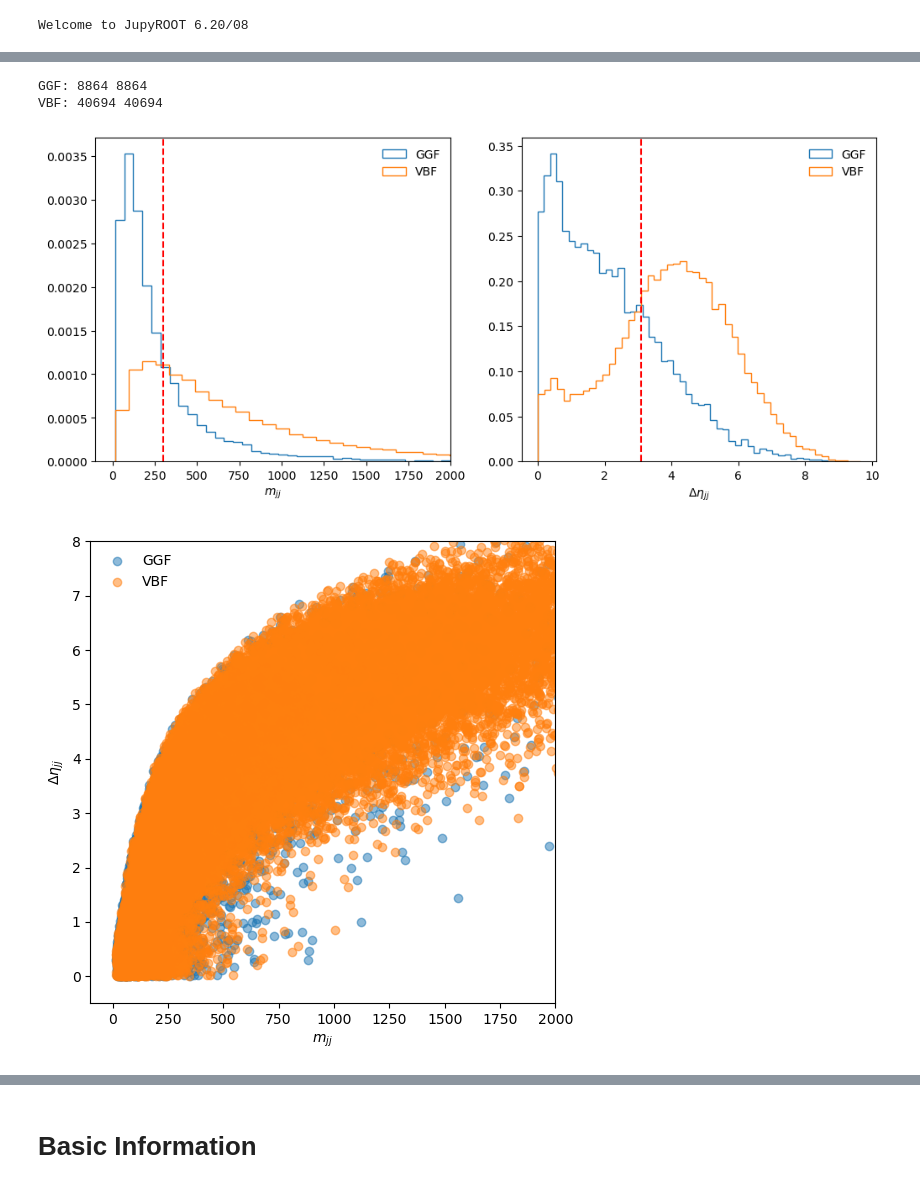
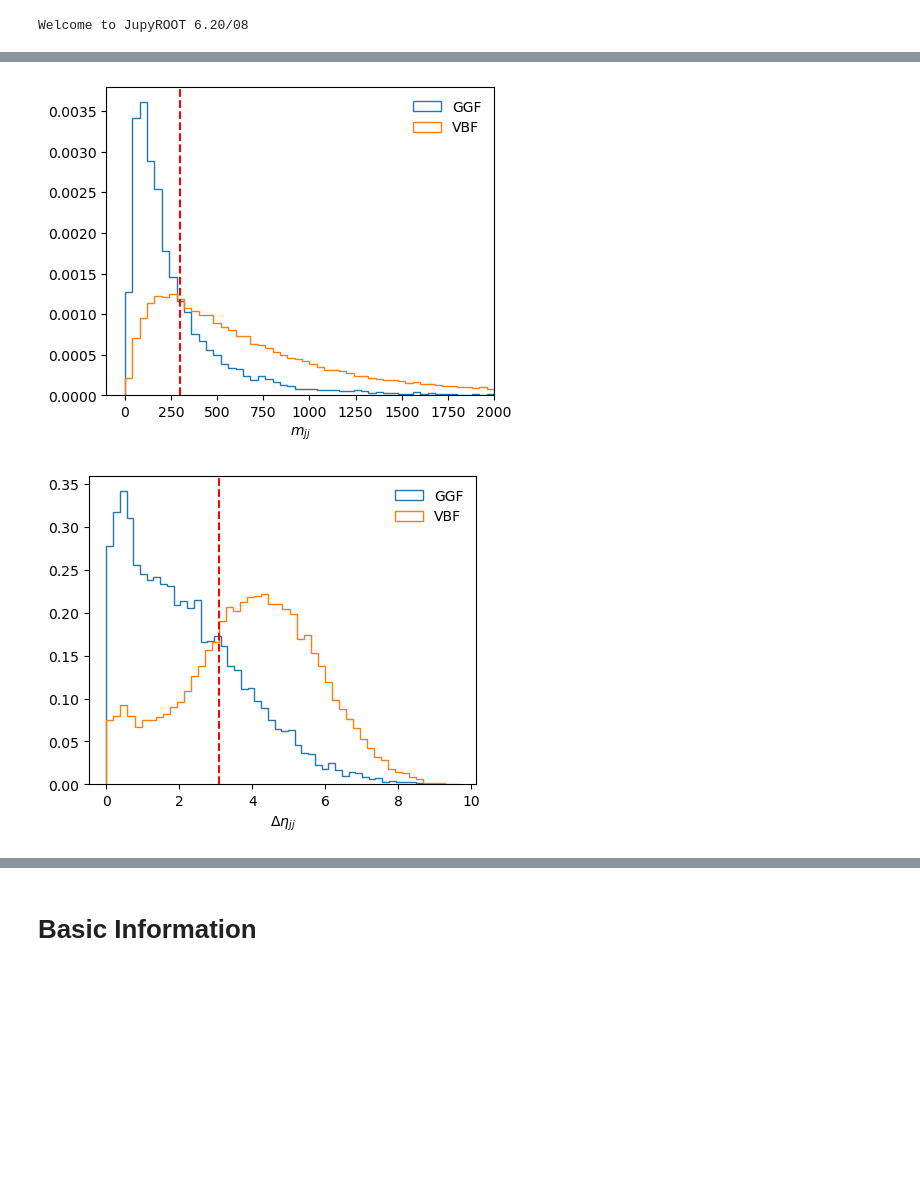
Before and after one commit to r10222035/higgs_production, a Jupyter notebook: Sample/from_root_to_h5.ipynb, the cells around one changed output, grey strips where cells are left out. Drawn from its saved outputs; the diff is of its cells as text; code cells hidden in the pictures; blank space fills up the shorter version.

```diff
--- a/Sample/from_root_to_h5.ipynb
+++ b/Sample/from_root_to_h5.ipynb
@@ -186,47 +123,39 @@ mjj_VBF, deta_VBF = get_mass_and_deta(tree)
-# %%
-print('GGF:', len(mjj_GGF), len(deta_GGF))
-print('VBF:', len(mjj_VBF), len(deta_VBF))
-# %% [output]
-GGF: 8864 8864
-VBF: 40694 40694
 # %%
-# only plot the first 1000 events
-# mjj_GGF = mjj_GGF[:1000]
-# deta_GGF = deta_GGF[:1000]
-# mjj_VBF = mjj_VBF[:1000]
-# deta_VBF = deta_VBF[:1000]
-
 cuts = {'mjj': 300, 'deta': 3.1}
 
 # plot mjj and detajj distribution
-fig, ax = plt.subplots(1, 2, figsize=(12, 5))
+fig, ax = plt.subplots(1, 1, figsize=(5, 4))
+ax.hist(mjj_GGF, bins=50, range=[0, 2000], histtype='step', label='GGF', density=True)
+ax.hist(mjj_VBF, bins=50, range=[0, 2000], histtype='step', label='VBF', density=True)
+ax.axvline(cuts['mjj'], color='r', linestyle='--')
+ax.set_xlabel('$m_{jj}$')
+ax.set_xlim(-100, 2000)
+ax.legend(frameon=False)
+plt.savefig('../figures/mjj_distribution.pdf', dpi=300, facecolor='White', bbox_inches='tight')
+plt.show()
 
-ax[0].hist(mjj_GGF, bins=100, histtype='step', label='GGF', density=True)
-ax[0].hist(mjj_VBF, bins=100, histtype='step', label='VBF', density=True)
-ax[0].axvline(cuts['mjj'], color='r', linestyle='--')
-ax[0].set_xlabel('$m_{jj}$')
-ax[0].set_xlim(-100, 2000)
-ax[0].legend(frameon=False)
-
-
-ax[1].hist(deta_GGF, bins=50, histtype='step', label='GGF', density=True)
-ax[1].hist(deta_VBF, bins=50, histtype='step', label='VBF', density=True)
-ax[1].axvline(cuts['deta'], color='r', linestyle='--')
-ax[1].set_xlabel('$\Delta\eta_{jj}$')
-
-ax[1].legend(frameon=False)
+fig, ax = plt.subplots(1, 1, figsize=(5, 4))
+ax.hist(deta_GGF, bins=50, histtype='step', label='GGF', density=True)
+ax.hist(deta_VBF, bins=50, histtype='step', label='VBF', density=True)
+ax.axvline(cuts['deta'], color='r', linestyle='--')
+ax.set_xlabel('$\Delta\eta_{jj}$')
+ax.legend(frameon=False)
+plt.savefig('../figures/deta_distribution.pdf', dpi=300, facecolor='White', bbox_inches='tight')
 plt.show()
 
 # plot mjj and detajj scatter plot
-fig, ax = plt.subplots(1, 1, figsize=(6, 6))
-ax.scatter(mjj_GGF, deta_GGF, marker='o', alpha=0.5, label='GGF')
-ax.scatter(mjj_VBF, deta_VBF, marker='o', alpha=0.5, label='VBF')
+fig, ax = plt.subplots(1, 1, figsize=(5, 5))
+ax.scatter(mjj_GGF[:500], deta_GGF[:500], marker='o', alpha=0.5, label='GGF')
+ax.scatter(mjj_VBF[:500], deta_VBF[:500], marker='o', alpha=0.5, label='VBF')
+ax.axvline(cuts['mjj'], color='r', linestyle='--')
+ax.axhline(cuts['deta'], color='r', linestyle='--')
 ax.set_xlabel('$m_{jj}$')
 ax.set_ylabel('$\Delta\eta_{jj}$')
 ax.set_xlim(-100, 2000)
 ax.set_ylim(-0.5, 8)
 ax.legend(frameon=False)
+plt.savefig('../figures/mjj_deta_scatter_plot.pdf', dpi=300, facecolor='White', bbox_inches='tight')
 plt.show()
 # %% [output]
-[figure, old version]
+[figure, new version]
-[figure, old version]
+[figure, new version]
```
Also changed, not shown: parts of 17 cells of this notebook, 1 other file.
